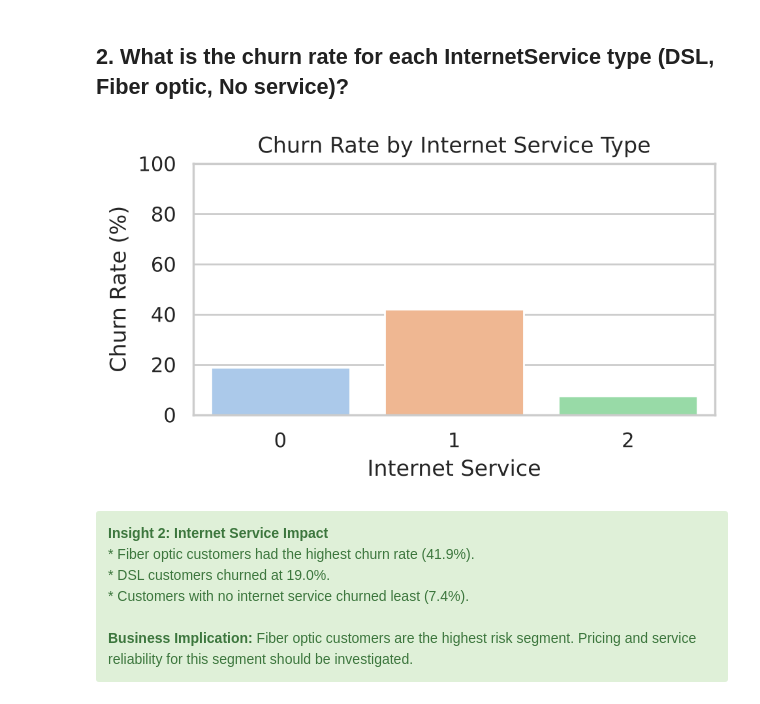
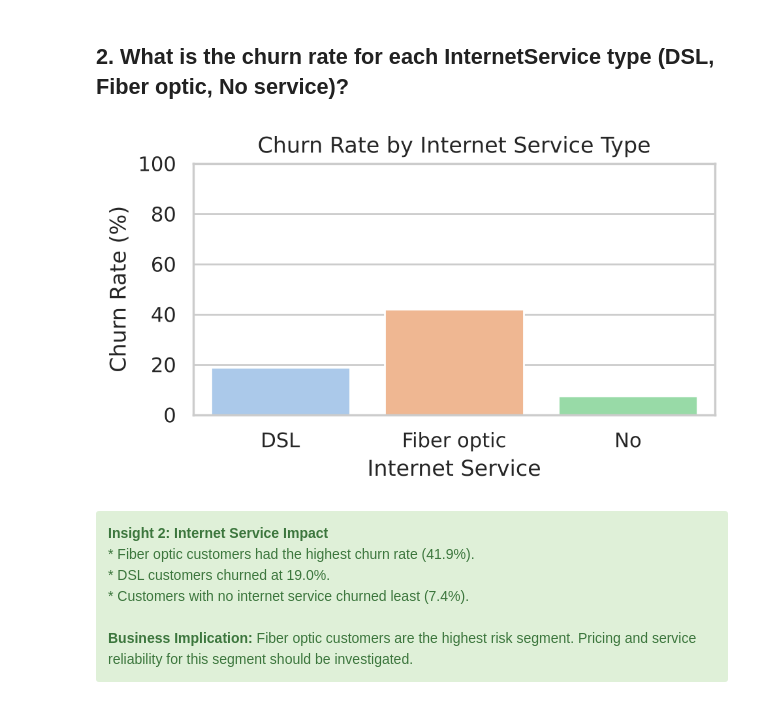
Before and after one commit to ShlokeBinani/Customer-Attrition-Modeling, a Jupyter notebook: CUSTOMER ATTRITION _final.ipynb, the cells around one changed output. Saved outputs shown, nothing was run; the diff lists cells and outputs as text; code cells hidden in the pictures.

```diff
--- a/CUSTOMER ATTRITION _final.ipynb
+++ b/CUSTOMER ATTRITION _final.ipynb
@@ -215,20 +220,21 @@ Name: tenure, dtype: float64
 # %%
 # Group by InternetService and calculate churn rate
 churn_rate = df.groupby('InternetService')['Churn'].mean().reset_index()
+churn_rate['InternetService'] = label_encoders['InternetService'].inverse_transform(churn_rate['InternetService'])  # back to names
 churn_rate['Churn'] *= 100  # convert to percentage
 churn_rate.rename(columns={'Churn': 'Churn Rate (%)'}, inplace=True)
 
 # Plot
 plt.figure(figsize=(5, 3))
 sns.barplot(x='InternetService', y='Churn Rate (%)', hue='InternetService', data=churn_rate, palette='pastel', legend=False)
 plt.title('Churn Rate by Internet Service Type')
 plt.ylabel('Churn Rate (%)')
 plt.xlabel('Internet Service')
 plt.ylim(0, 100)
 plt.tight_layout()
 plt.show()
 # %% [output]
-[figure, old version]
+[figure, new version]
 # %% [markdown]
 <div class ="alert alert-block alert-success">
     <b>Insight 2: Internet Service Impact</b>
```
Also changed, not shown: parts of 6 cells of this notebook.
